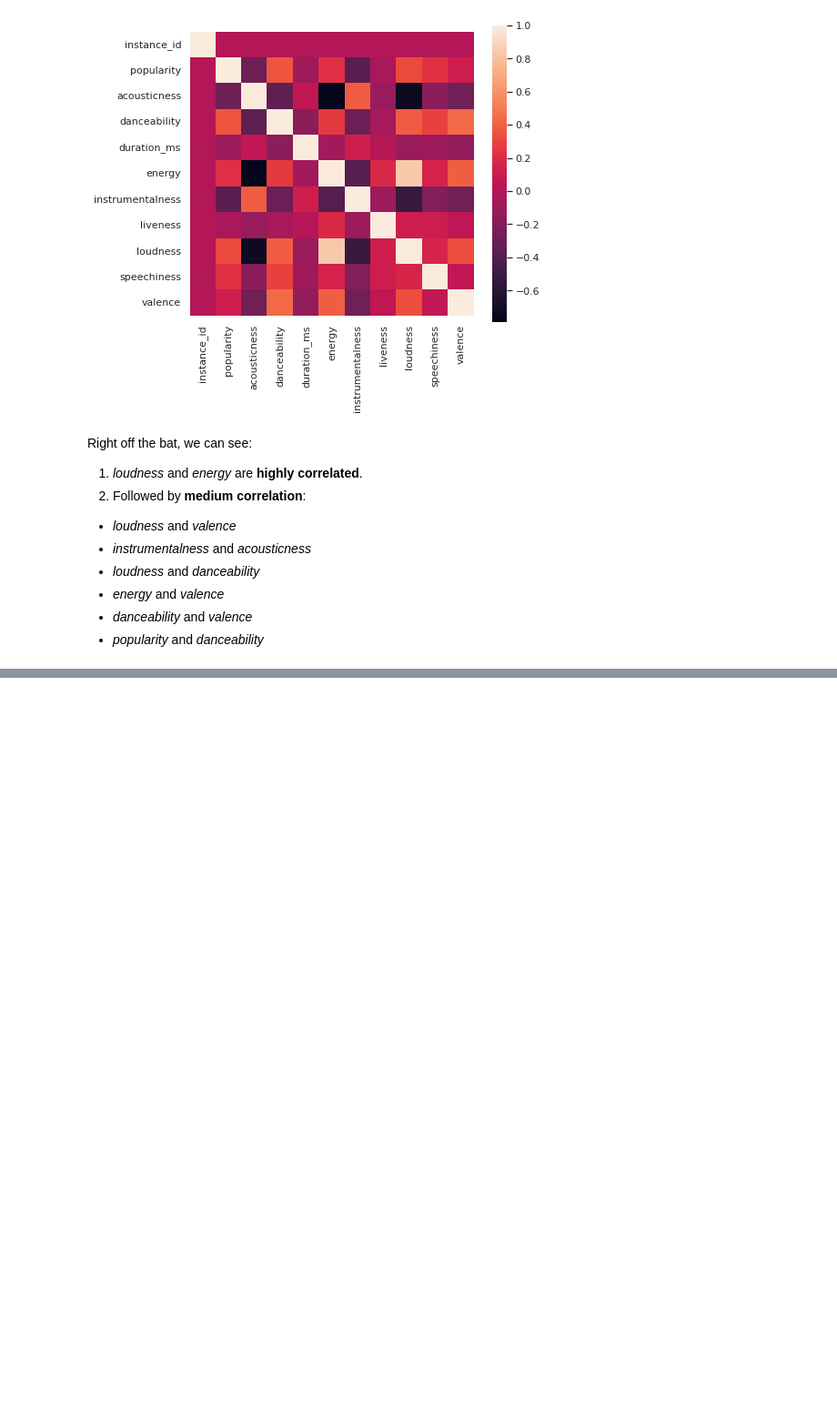
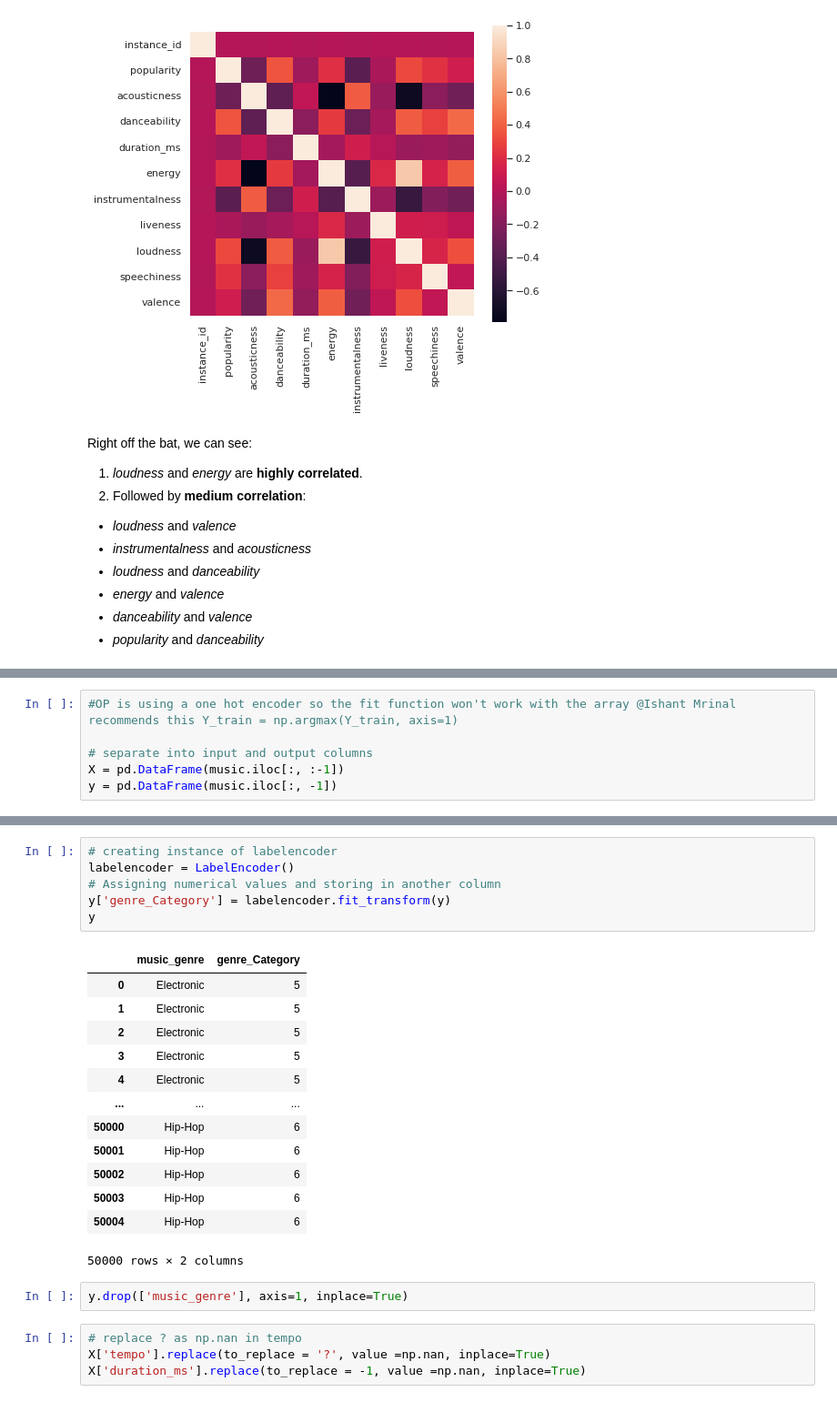
Before and after one commit to SidtheKidx/spotify-genre-analysis, a Jupyter notebook: Thrasio_music_genre_prediction.ipynb, the cells around one changed output, grey strips where cells are left out. Shown at 91% size. Cells and saved outputs as stored; diff of their text form; blank space fills up the shorter version.

```diff
--- a/Thrasio_music_genre_prediction.ipynb
+++ b/Thrasio_music_genre_prediction.ipynb
@@ -135,0 +213,6 @@ Right off the bat, we can see:
+# %%
+#OP is using a one hot encoder so the fit function won't work with the array @Ishant Mrinal recommends this Y_train = np.argmax(Y_train, axis=1)
+
+# separate into input and output columns
+X = pd.DataFrame(music.iloc[:, :-1])
+y = pd.DataFrame(music.iloc[:, -1])
@@ -135,0 +235,26 @@ Right off the bat, we can see:
+# %%
+# creating instance of labelencoder
+labelencoder = LabelEncoder()
+# Assigning numerical values and storing in another column
+y['genre_Category'] = labelencoder.fit_transform(y)
+y
+# %% [output]
+|  | music_genre | genre_Category |
+| 0 | Electronic | 5 |
+| 1 | Electronic | 5 |
+| 2 | Electronic | 5 |
+| 3 | Electronic | 5 |
+| 4 | Electronic | 5 |
+| ... | ... | ... |
+| 50000 | Hip-Hop | 6 |
+| 50001 | Hip-Hop | 6 |
+| 50002 | Hip-Hop | 6 |
+| 50003 | Hip-Hop | 6 |
+| 50004 | Hip-Hop | 6 |
+50000 rows × 2 columns
+# %%
+y.drop(['music_genre'], axis=1, inplace=True)
+# %%
+# replace ? as np.nan in tempo
+X['tempo'].replace(to_replace = '?', value =np.nan, inplace=True)
+X['duration_ms'].replace(to_replace = -1, value =np.nan, inplace=True)
```
Also changed, not shown: parts of 32 cells of this notebook.
